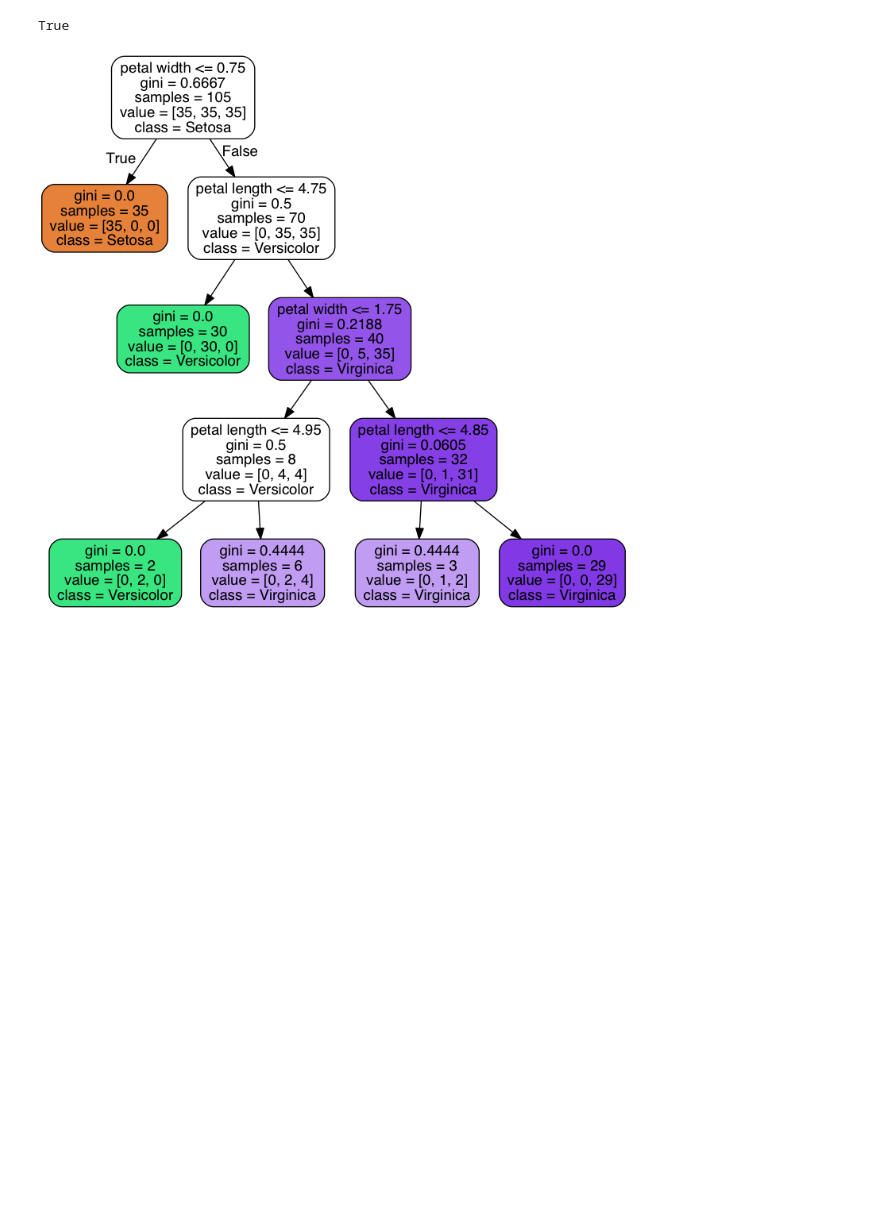
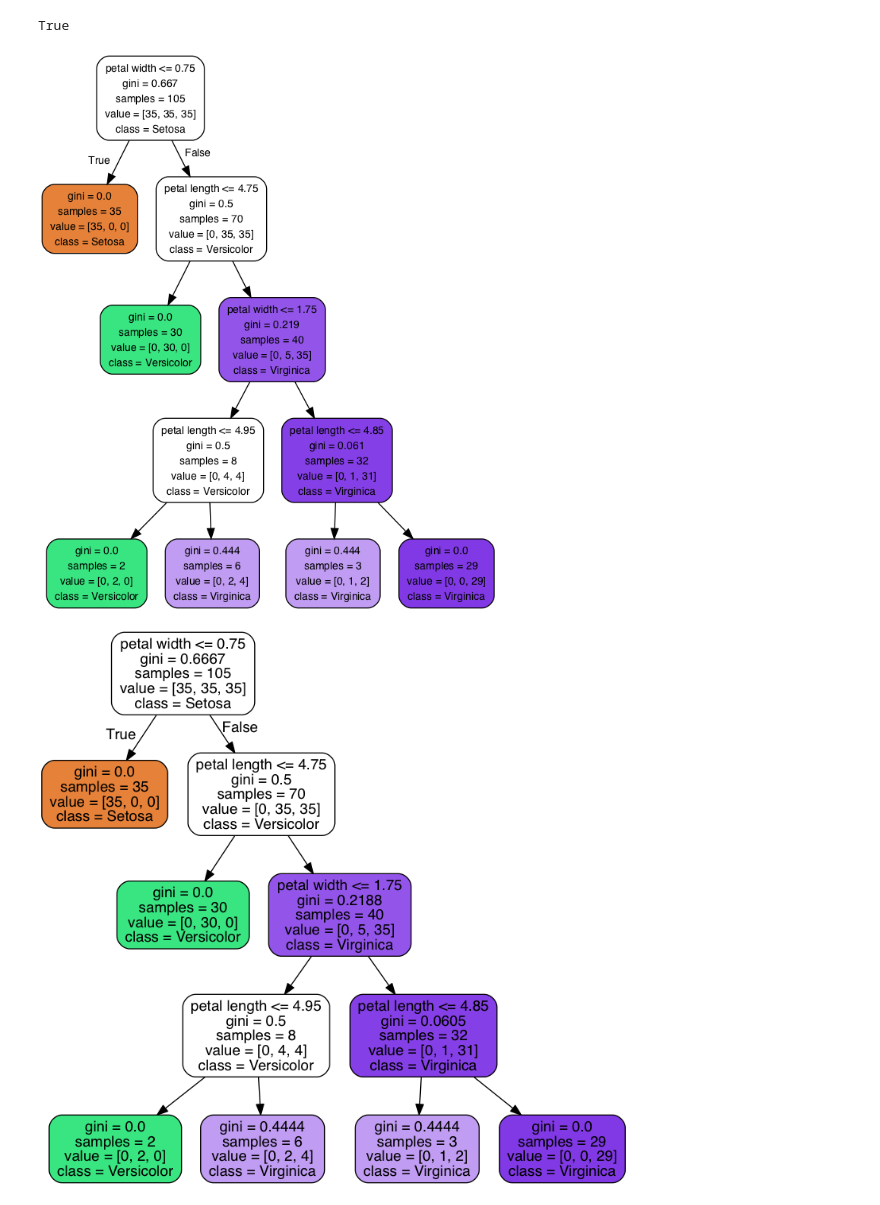
Before and after one commit to Rumpkie/python-machine-learning-book-2nd-edition, a Jupyter notebook: code/ch03/ch03 - Cory.ipynb, the cells around one changed output. Drawn from its saved outputs; the diff is of its cells as text; code cells hidden in the pictures; blank space fills up the shorter version.

```diff
--- a/code/ch03/ch03 - Cory.ipynb
+++ b/code/ch03/ch03 - Cory.ipynb
@@ -683,6 +681,10 @@ graph = graph_from_dot_data(dot_data)
 graph.write_png('tree.png')
 # %% [output]
 True
+# %%
+Image(filename='tree.png',width=600)
+# %% [output]
+[figure, added]
 # %%
 Image(filename='images/03_21.png', width=600)
 # %% [output]
```
Also changed, not shown: parts of 7 cells of this notebook, 5 other files.
